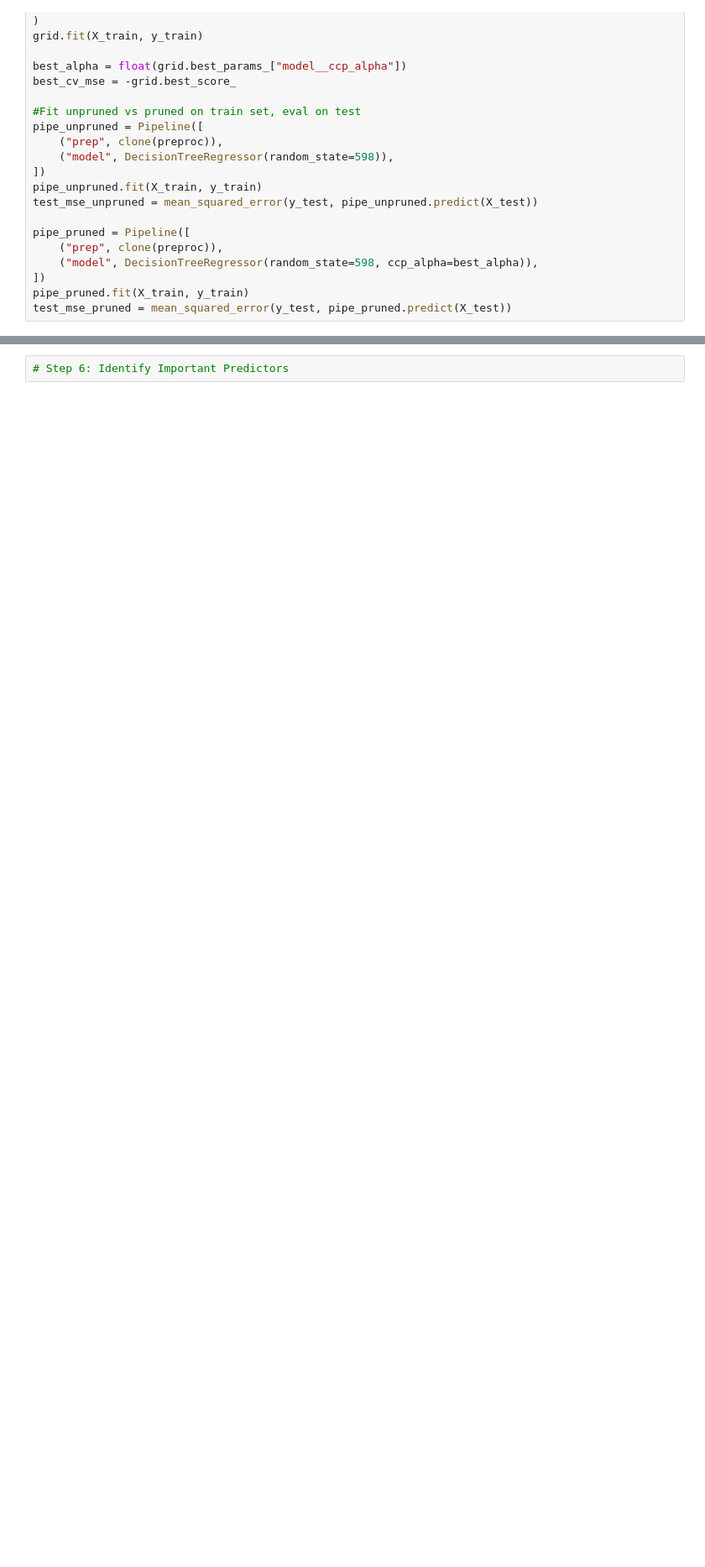
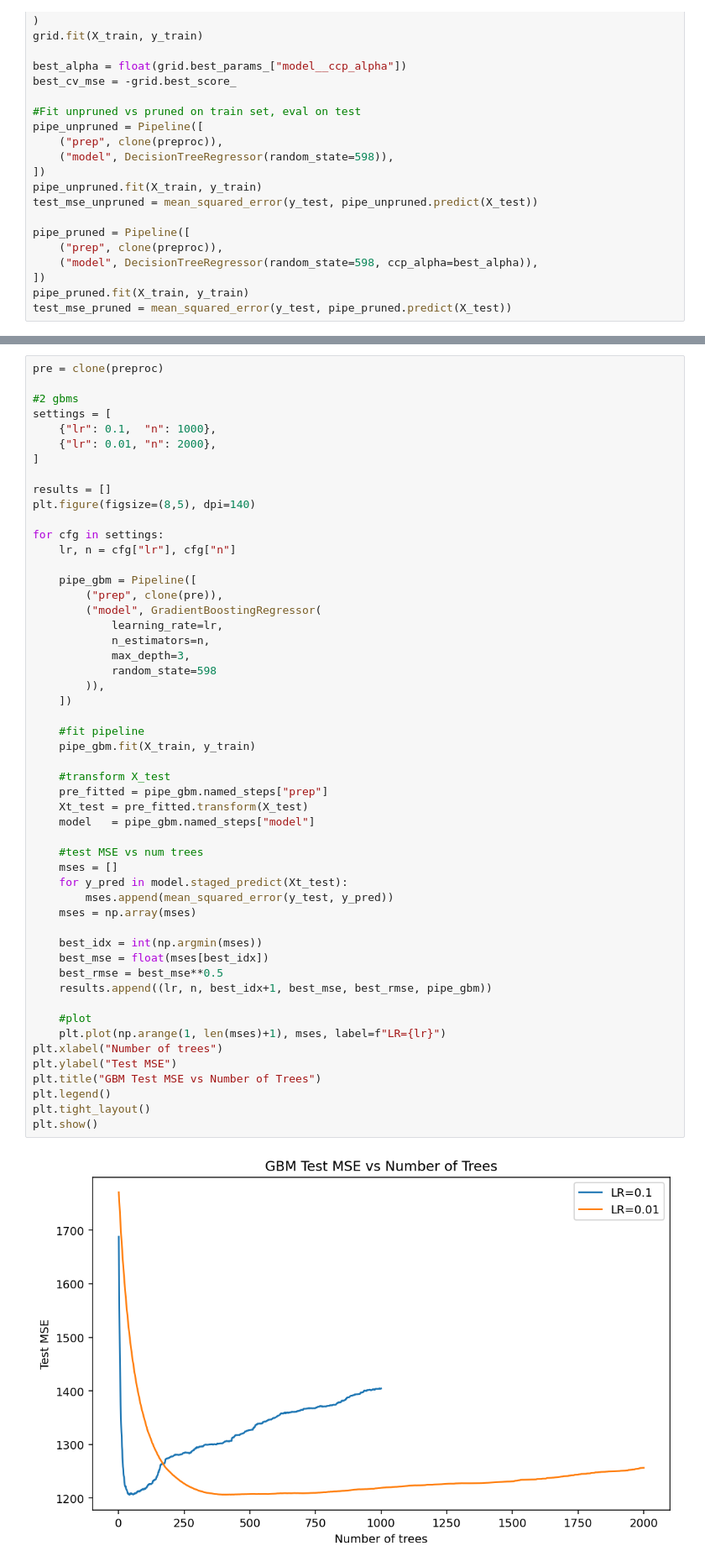
Before and after one commit to manaspgandhi/cs-598-psl, a Jupyter notebook: assignment3/main.ipynb, the cells around one changed output, grey strips where cells are left out. Shown at 84% size. Cells and saved outputs as stored; diff of their text form; blank space fills up the shorter version.

```diff
--- a/assignment3/main.ipynb
+++ b/assignment3/main.ipynb
@@ -240,2 +365,54 @@ The ccp_alpha vs. CV MSE graph clearly shows how pruning is better, because as p
 # %%
-# Step 6: Identify Important Predictors
+pre = clone(preproc)
+
+#2 gbms
+settings = [
+    {"lr": 0.1,  "n": 1000},
+    {"lr": 0.01, "n": 2000},
+]
+
+results = []
+plt.figure(figsize=(8,5), dpi=140)
+
+for cfg in settings:
+    lr, n = cfg["lr"], cfg["n"]
+
+    pipe_gbm = Pipeline([
+        ("prep", clone(pre)),
+        ("model", GradientBoostingRegressor(
+            learning_rate=lr,
+            n_estimators=n,
+            max_depth=3,
+            random_state=598
+        )),
+    ])
+
+    #fit pipeline
+    pipe_gbm.fit(X_train, y_train)
+
+    #transform X_test
+    pre_fitted = pipe_gbm.named_steps["prep"]
+    Xt_test = pre_fitted.transform(X_test)
+    model   = pipe_gbm.named_steps["model"]
+
+    #test MSE vs num trees
+    mses = []
+    for y_pred in model.staged_predict(Xt_test):
+        mses.append(mean_squared_error(y_test, y_pred))
+    mses = np.array(mses)
+
+    best_idx = int(np.argmin(mses))
+    best_mse = float(mses[best_idx])
+    best_rmse = best_mse**0.5
+    results.append((lr, n, best_idx+1, best_mse, best_rmse, pipe_gbm))
+
+    #plot
+    plt.plot(np.arange(1, len(mses)+1), mses, label=f"LR={lr}")
+plt.xlabel("Number of trees")
+plt.ylabel("Test MSE")
+plt.title("GBM Test MSE vs Number of Trees")
+plt.legend()
+plt.tight_layout()
+plt.show()
+# %% [output]
+[figure, added]
```
Also changed, not shown: parts of 22 cells of this notebook, 2 other files.
